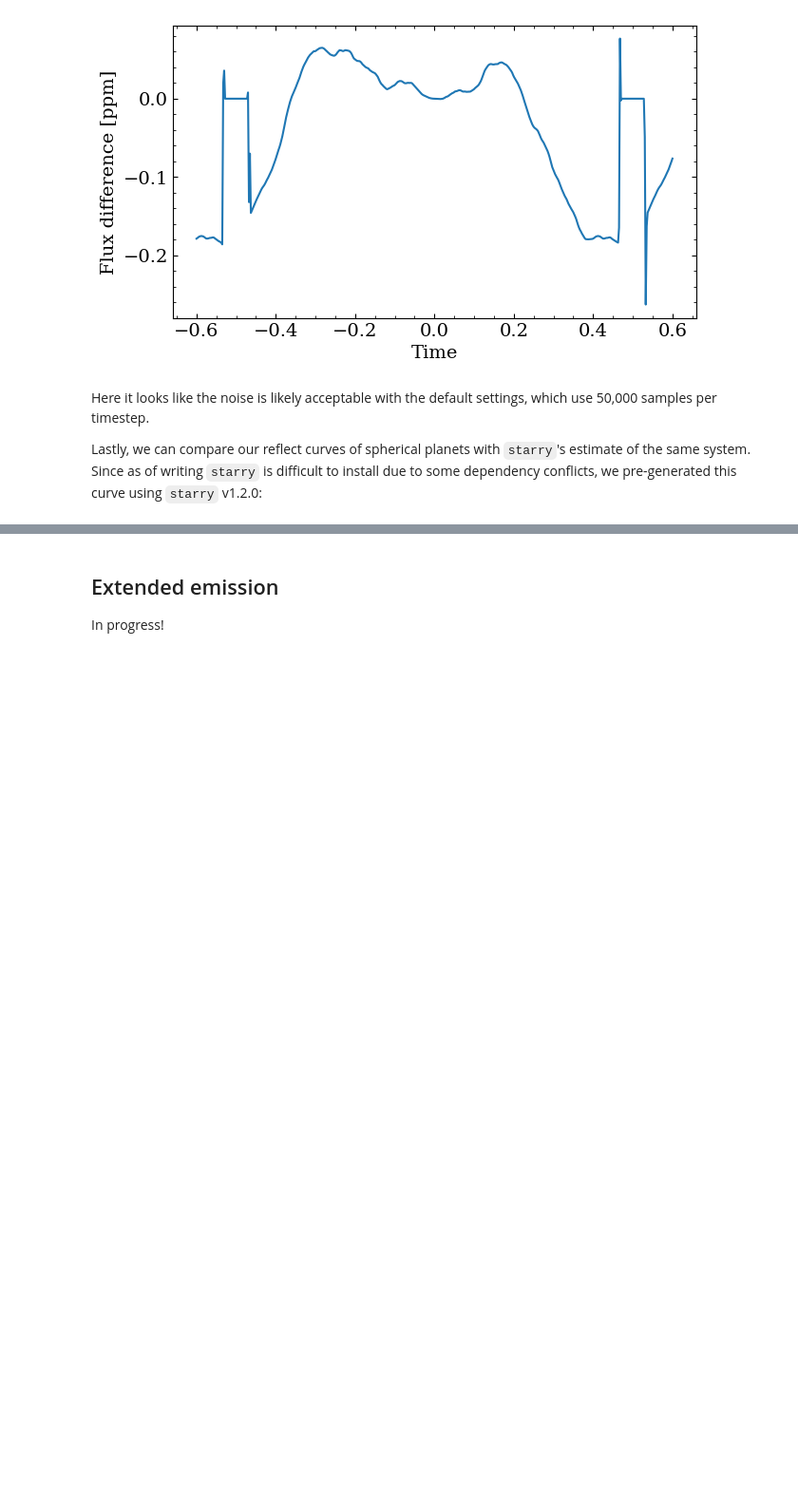
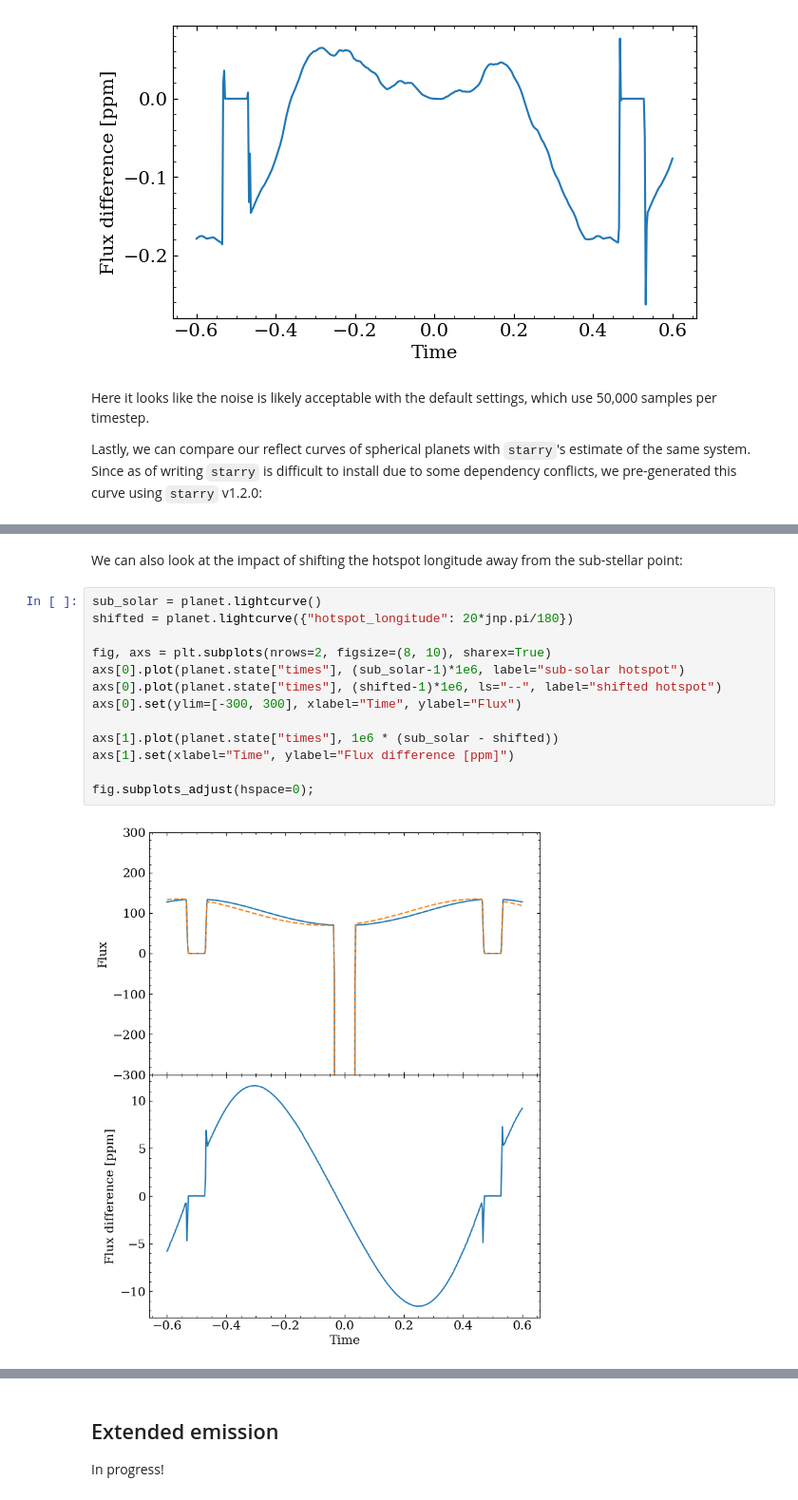
Before and after one commit to ben-cassese/squishyplanet, a Jupyter notebook: docs/tutorials/create_a_phase_curve.ipynb, the cells around one changed output, grey strips where cells are left out. Shown at 95% size. Saved outputs shown, nothing was run; the diff lists cells and outputs as text; blank space fills up the shorter version.

```diff
--- a/docs/tutorials/create_a_phase_curve.ipynb
+++ b/docs/tutorials/create_a_phase_curve.ipynb
@@ -128,0 +159,17 @@ axs[1].set(xlabel="Time", ylabel="Flux difference [ppm]");
+# %% [markdown]
+We can also look at the impact of shifting the hotspot longitude away from the sub-stellar point:
+# %%
+sub_solar = planet.lightcurve()
+shifted = planet.lightcurve({"hotspot_longitude": 20*jnp.pi/180})
+
+fig, axs = plt.subplots(nrows=2, figsize=(8, 10), sharex=True)
+axs[0].plot(planet.state["times"], (sub_solar-1)*1e6, label="sub-solar hotspot")
+axs[0].plot(planet.state["times"], (shifted-1)*1e6, ls="--", label="shifted hotspot")
+axs[0].set(ylim=[-300, 300], xlabel="Time", ylabel="Flux")
+
+axs[1].plot(planet.state["times"], 1e6 * (sub_solar - shifted))
+axs[1].set(xlabel="Time", ylabel="Flux difference [ppm]")
+
+fig.subplots_adjust(hspace=0);
+# %% [output]
+[figure, added]
```
Also changed, not shown: parts of 20 cells of this notebook, 18 other files.
